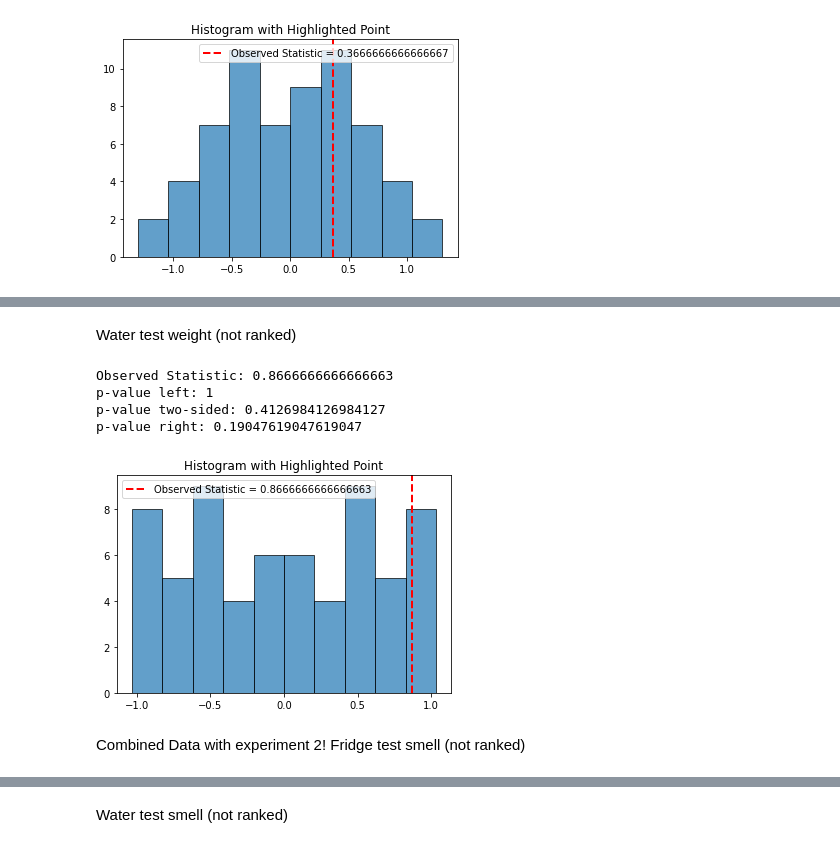
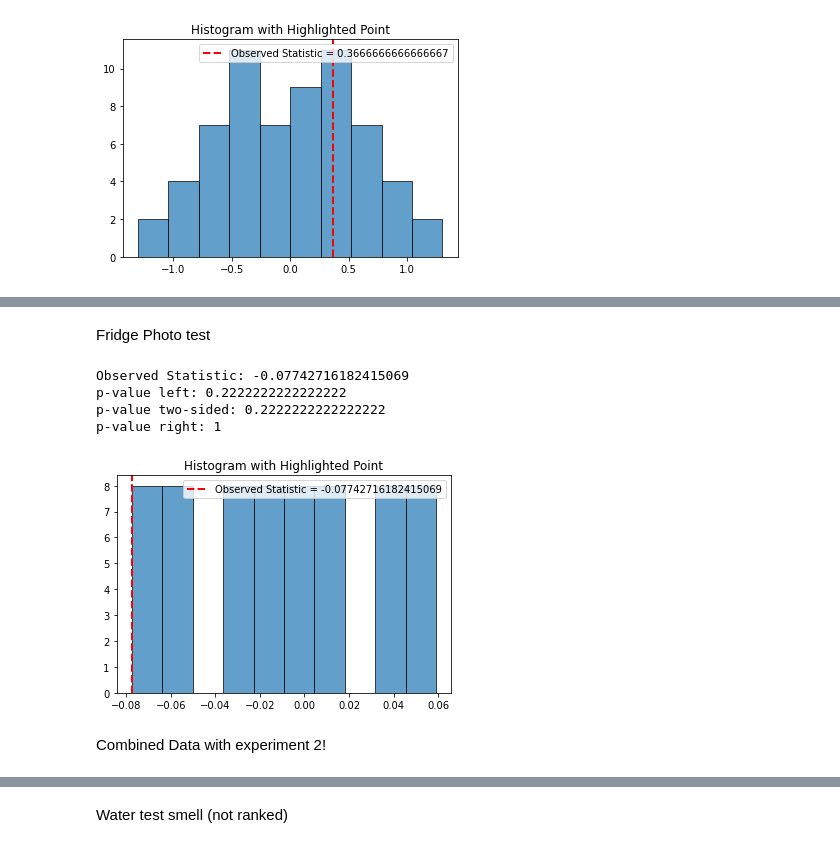
Before and after one commit to eschubert1/stat604project3, a Jupyter notebook: permutation_notebook.ipynb, the cells around one changed output, grey strips where cells are left out. Drawn from its saved outputs; the diff is of its cells as text; code cells hidden in the pictures.

```diff
--- a/permutation_notebook.ipynb
+++ b/permutation_notebook.ipynb
@@ -2,8 +2,11 @@
 import pandas as pd
 import matplotlib.pyplot as plt
 from permutation_code.permutation_test import perm_test
+from permutation_code.permutation_test_random import perm_test_rand
 exp1_data = pd.read_csv("data/processed_data/exp1_clean.txt", sep=",")
 exp12_data = pd.read_csv("data/processed_data/exp12_comb.csv")
+exp12_data_photo =pd.read_csv("data/processed_data/exp12_comb_photo.csv")
+exp1_data_photo = exp12_data_photo[exp12_data_photo["Pot ID"].isin(["P1", "P2", "P3"])]
 # %% [markdown]
 Permutation tests for experiment 1.
 Fridge test smell (not ranked)
@@ -109,36 +83,36 @@ p-value right: 0.25396825396825395
-# %% [markdown]
-Water test weight (not ranked)
-# %%
-A = {"T1", "T2"}
-B = {"T3", "T4"}
-treatment = {"T1", "T3"}
-
-
-metric = "Weight Delta"
-agg_fn = "mean"
-
-perm_data, p_left, p_two, p_right, obs_stat = perm_test(exp1_data, A, B, treatment, metric, agg_fn)
-
-print(f"Observed Statistic: {obs_stat}")
-print(f"p-value left: {p_left}")
-print(f"p-value two-sided: {p_two}")
-print(f"p-value right: {p_right}")
-
-plt.hist(perm_data['diff'], bins=10, edgecolor='black', alpha=0.7)
-plt.axvline(obs_stat, color='red', linestyle='--', linewidth=2, label=f'Observed Statistic = {obs_stat}')
-
-# plt.xlabel('Value')
-# plt.ylabel('Frequency')
-plt.title('Histogram with Highlighted Point')
-plt.legend()
-
-plt.show()
-# %% [output]
-Observed Statistic: 0.8666666666666663
-p-value left: 1
-p-value two-sided: 0.4126984126984127
-p-value right: 0.19047619047619047
-[figure, removed]
+# %% [markdown]
+Fridge Photo test
+# %%
+A = {"T1", "T3"}
+B = {"T2", "T4"}
+treatment = {"T1", "T2"}
+
+
+metric = "Photo Freshness Delta"
+agg_fn = "mean"
+
+perm_data, p_left, p_two, p_right, obs_stat = perm_test(exp1_data_photo, A, B, treatment, metric, agg_fn)
+
+print(f"Observed Statistic: {obs_stat}")
+print(f"p-value left: {p_left}")
+print(f"p-value two-sided: {p_two}")
+print(f"p-value right: {p_right}")
+
+
+plt.hist(perm_data['diff'], bins=10, edgecolor='black', alpha=0.7)
+plt.axvline(obs_stat, color='red', linestyle='--', linewidth=2, label=f'Observed Statistic = {obs_stat}')
+
+# plt.xlabel('Value')
+# plt.ylabel('Frequency')
+plt.title('Histogram with Highlighted Point')
+plt.legend()
+
+plt.show()
+# %% [output]
+Observed Statistic: -0.07742716182415069
+p-value left: 0.2222222222222222
+p-value two-sided: 0.2222222222222222
+p-value right: 1
+[figure, added]
 # %% [markdown]
 Combined Data with experiment 2!
-Fridge test smell (not ranked)
```
Also changed, not shown: parts of 11 cells of this notebook, 4 other files.
